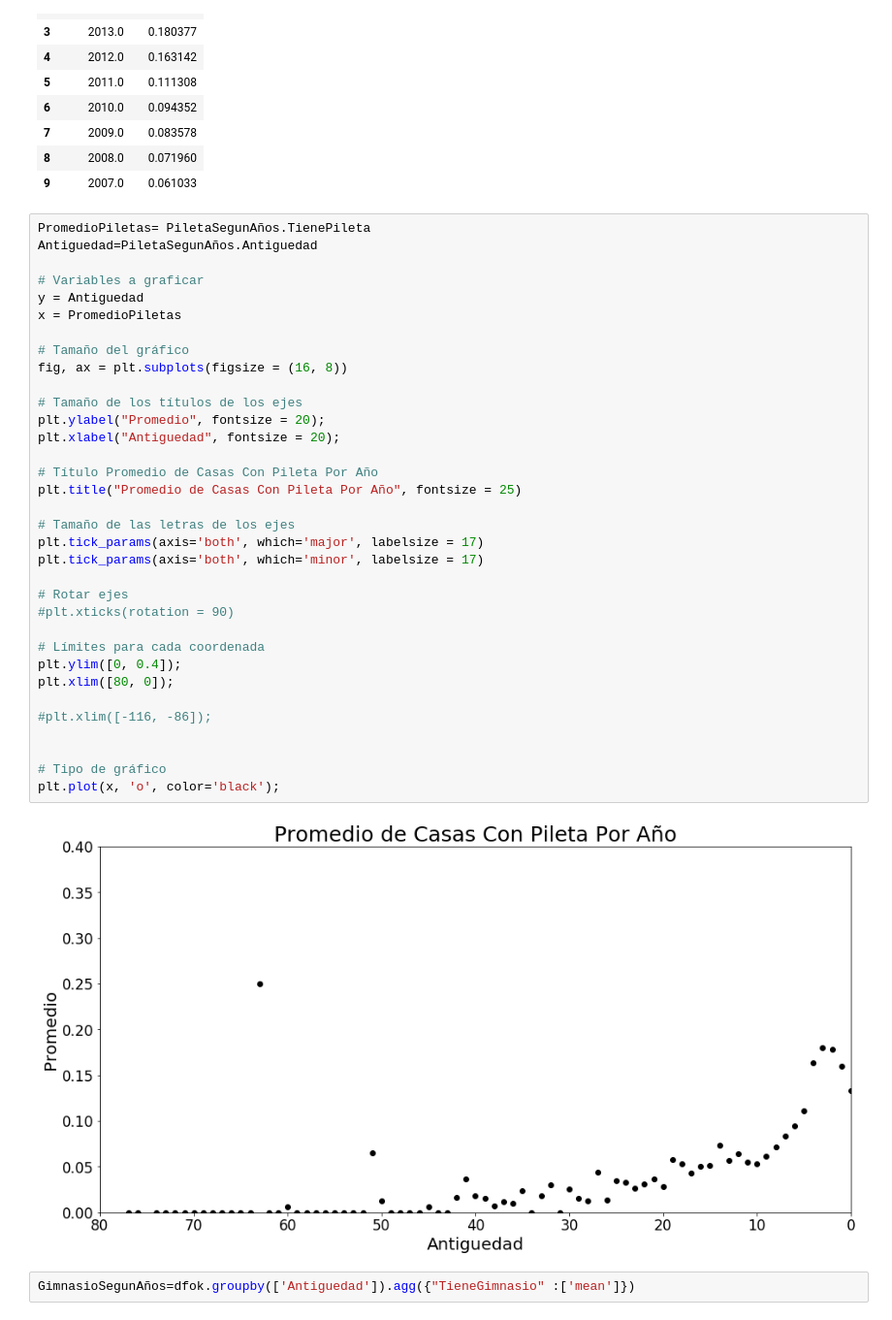
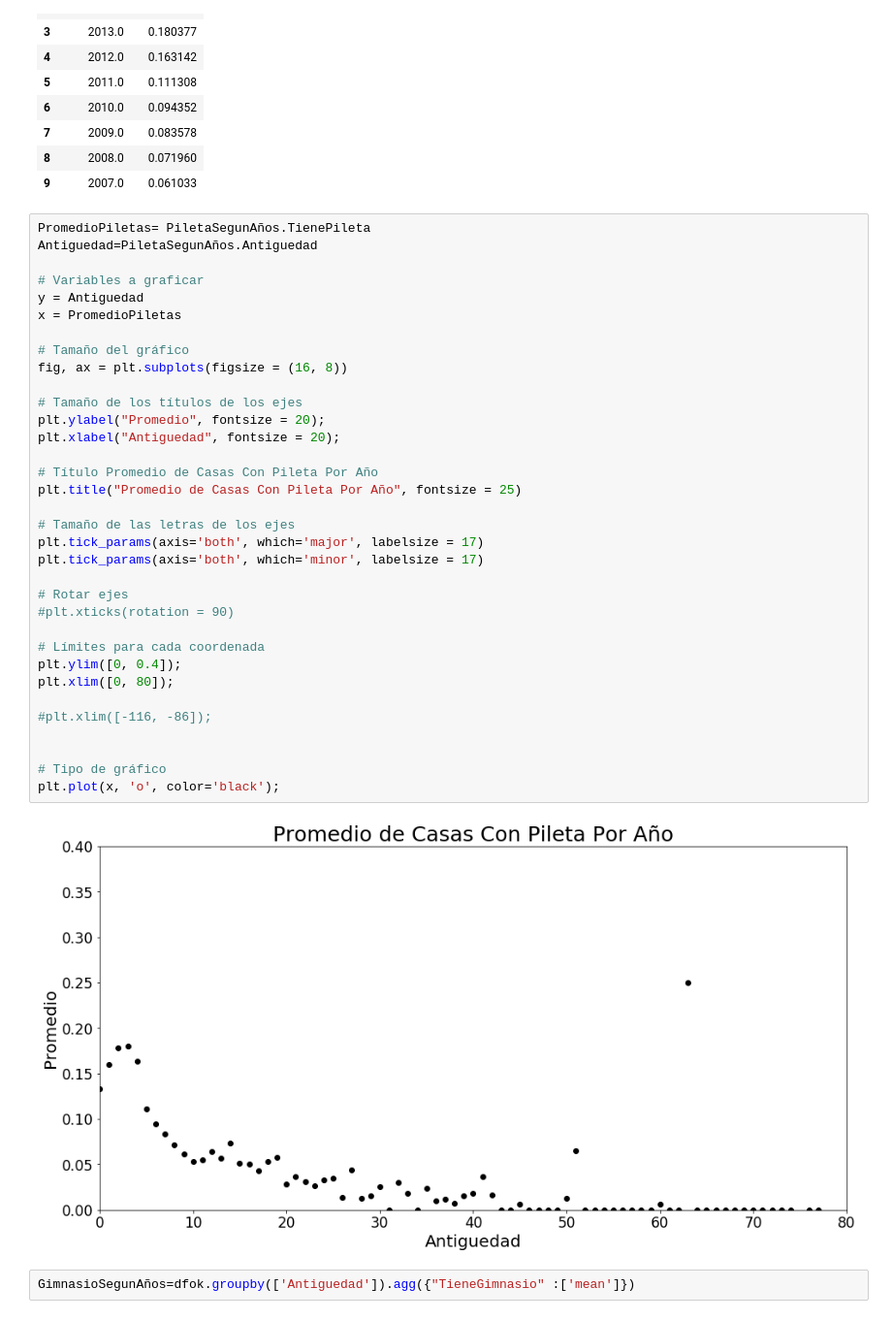
Before and after one commit to komod0/TPs-Org.Datos, a Jupyter notebook: tp1/nbandres.ipynb, the cells around one changed output. Shown at 97% size. Saved outputs shown, nothing was run; the diff lists cells and outputs as text.

```diff
--- a/tp1/nbandres.ipynb
+++ b/tp1/nbandres.ipynb
@@ -1081,35 +1081,35 @@ Antiguedad=PiletaSegunAños.Antiguedad
 # Variables a graficar
 y = Antiguedad
 x = PromedioPiletas
 
 # Tamaño del gráfico
 fig, ax = plt.subplots(figsize = (16, 8))
 
 # Tamaño de los títulos de los ejes
 plt.ylabel("Promedio", fontsize = 20);
 plt.xlabel("Antiguedad", fontsize = 20);
 
 # Título Promedio de Casas Con Pileta Por Año
 plt.title("Promedio de Casas Con Pileta Por Año", fontsize = 25)
 
 # Tamaño de las letras de los ejes
 plt.tick_params(axis='both', which='major', labelsize = 17)
 plt.tick_params(axis='both', which='minor', labelsize = 17)
 
 # Rotar ejes
 #plt.xticks(rotation = 90)
 
 # Límites para cada coordenada
 plt.ylim([0, 0.4]);
-plt.xlim([80, 0]);
+plt.xlim([0, 80]);
 
 #plt.xlim([-116, -86]);
 
 
 # Tipo de gráfico
 plt.plot(x, 'o', color='black');
 # %% [output]
-[figure, old version]
+[figure, new version]
 # %%
 GimnasioSegunAños=dfok.groupby(['Antiguedad']).agg({"TieneGimnasio" :['mean']})
 # %%
```
Also changed, not shown: parts of 2 cells of this notebook.
